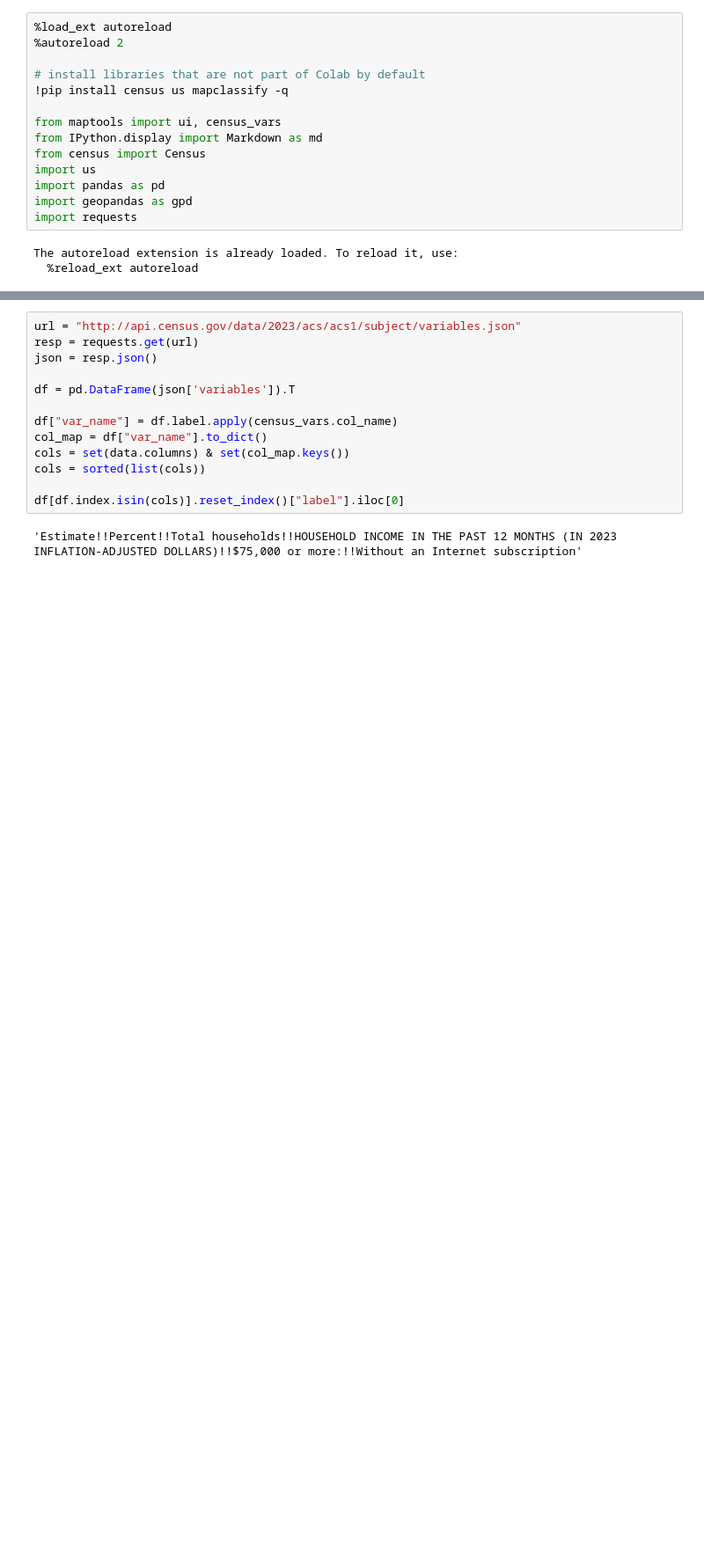
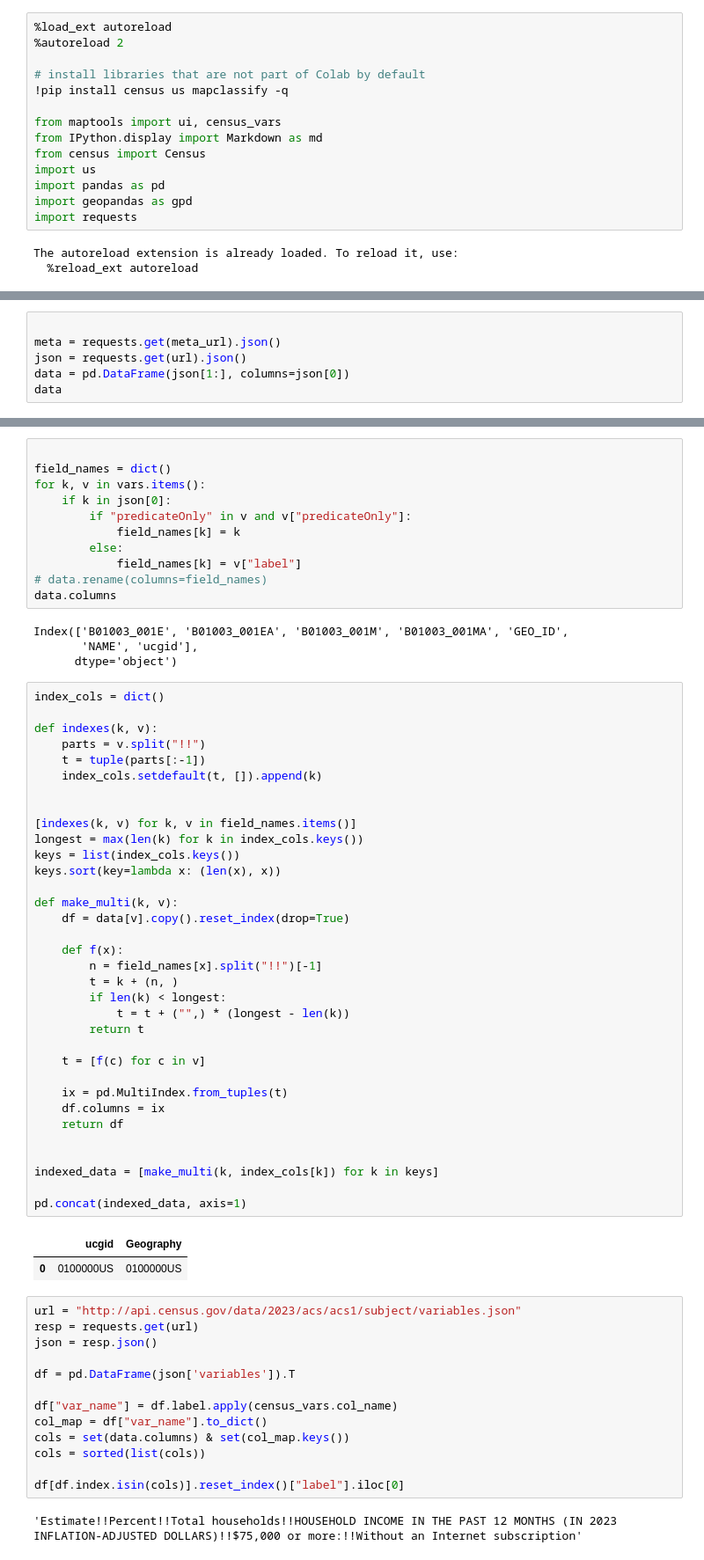
Before and after one commit to mcuringa/cartopy, a Jupyter notebook: notebooks/census-data.ipynb, the cells around one changed output, grey strips where cells are left out. Shown at 88% size. Drawn from its saved outputs; the diff is of its cells as text; blank space fills up the shorter version.

```diff
--- a/notebooks/census-data.ipynb
+++ b/notebooks/census-data.ipynb
@@ -25,0 +65,6 @@ data.head()
+# %%
+
+meta = requests.get(meta_url).json()
+json = requests.get(url).json()
+data = pd.DataFrame(json[1:], columns=json[0])
+data
@@ -26,3 +84,55 @@ data.head()
+# %%
+
+field_names = dict()
+for k, v in vars.items():
+    if k in json[0]:
+        if "predicateOnly" in v and v["predicateOnly"]:
+            field_names[k] = k
+        else:
+            field_names[k] = v["label"]
+# data.rename(columns=field_names)
+data.columns
+# %% [output]
+Index(['B01003_001E', 'B01003_001EA', 'B01003_001M', 'B01003_001MA', 'GEO_ID',
+       'NAME', 'ucgid'],
+      dtype='object')
+# %%
+index_cols = dict()
+
+def indexes(k, v):
+    parts = v.split("!!")
+    t = tuple(parts[:-1])
+    index_cols.setdefault(t, []).append(k)
+
+
+[indexes(k, v) for k, v in field_names.items()]
+longest = max(len(k) for k in index_cols.keys())
+keys = list(index_cols.keys())
+keys.sort(key=lambda x: (len(x), x))
+
+def make_multi(k, v):
+    df = data[v].copy().reset_index(drop=True)
+
+    def f(x):
+        n = field_names[x].split("!!")[-1]
+        t = k + (n, )
+        if len(k) < longest:
+            t = t + ("",) * (longest - len(k))
+        return t
+
+    t = [f(c) for c in v]
+
+    ix = pd.MultiIndex.from_tuples(t)
+    df.columns = ix
+    return df
+
+
+indexed_data = [make_multi(k, index_cols[k]) for k in keys]
+
+pd.concat(indexed_data, axis=1)
+# %% [output]
+|  | ucgid | Geography |
+| 0 | 0100000US | 0100000US |
 # %%
 url = "http://api.census.gov/data/2023/acs/acs1/subject/variables.json"
 resp = requests.get(url)
```
Also changed, not shown: parts of 7 cells of this notebook, 1 other file.
